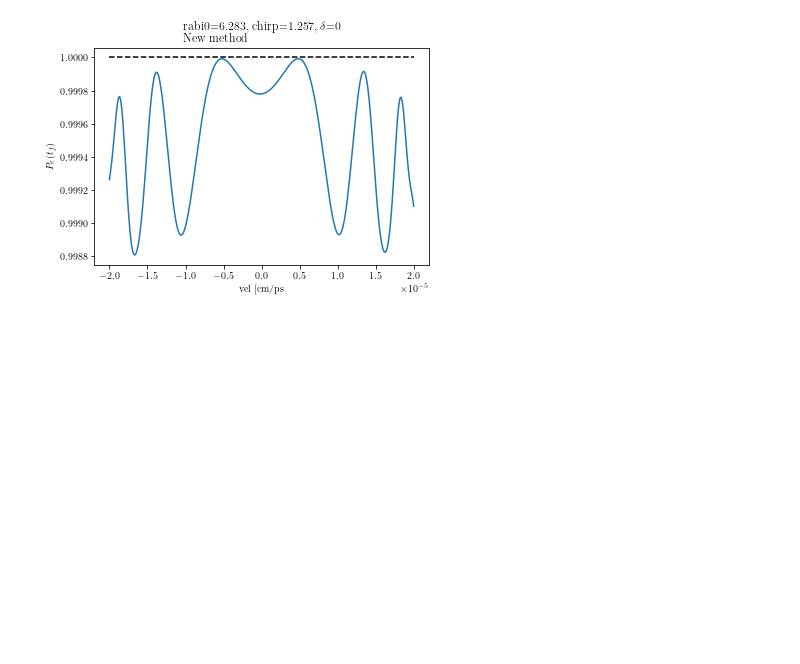
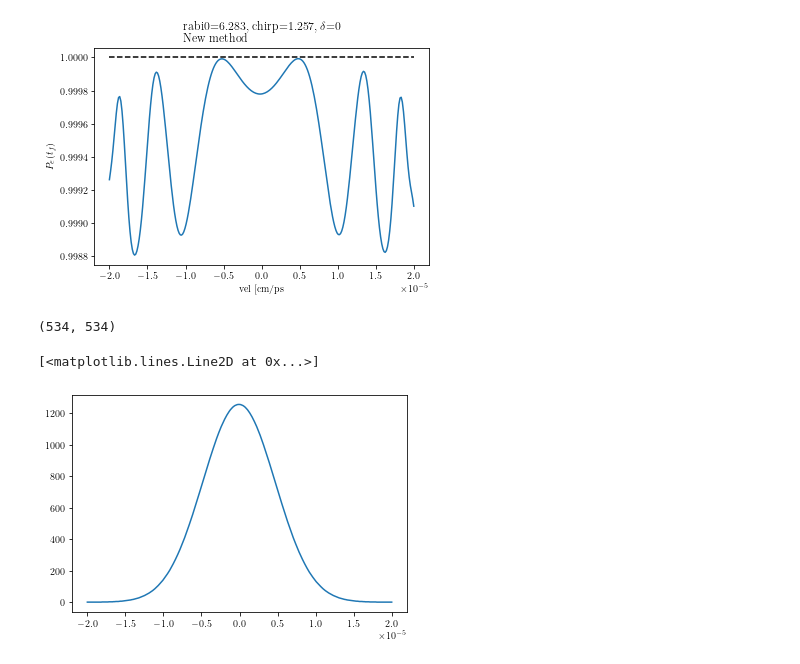
Before and after one commit to Yanaiski/master_thesis, a Jupyter notebook: 03_tensor.ipynb, the cells around one changed output. Cells and saved outputs as stored; diff of their text form; code cells hidden in the pictures; blank space fills up the shorter version.

```diff
--- a/03_tensor.ipynb
+++ b/03_tensor.ipynb
@@ -107,3 +124,18 @@ plt.show()
 # %% [output]
 266.87607145003835
 [figure]
+# %%
+pops = qt.Qobj(np.sqrt(populations))*qt.Qobj(np.sqrt(populations)).dag()
+rho0 = qt.tensor(pops,qt.Qobj([[1,0],[0,0]])) # density matrix
+print(rho0.shape)
+flip_pulse = {"rabi0" : 2*np.pi*(1000e-3), "detuning": 0,"chirp" : 2*np.pi*(200e-3),"pulse_duration" : 10 , "omega0" : energy_splitting / hbar / hbar_eV,"direction":+1}
+result = evolve(velocity_bins,rho0,flip_pulse)
+# %% [output]
+(534, 534)
+# %%
+excited = np.asarray([np.abs(result.states[-1][2*i+1,2*i+1]) for i in range(N_bins)])
+plt.plot(velocity_bins,populations)
+plt.plot(velocity_bins,excited)
+# %% [output]
+[<matplotlib.lines.Line2D at 0x...>]
+[figure, added]
```
Also changed, not shown: parts of 3 cells of this notebook, 1 other file.
